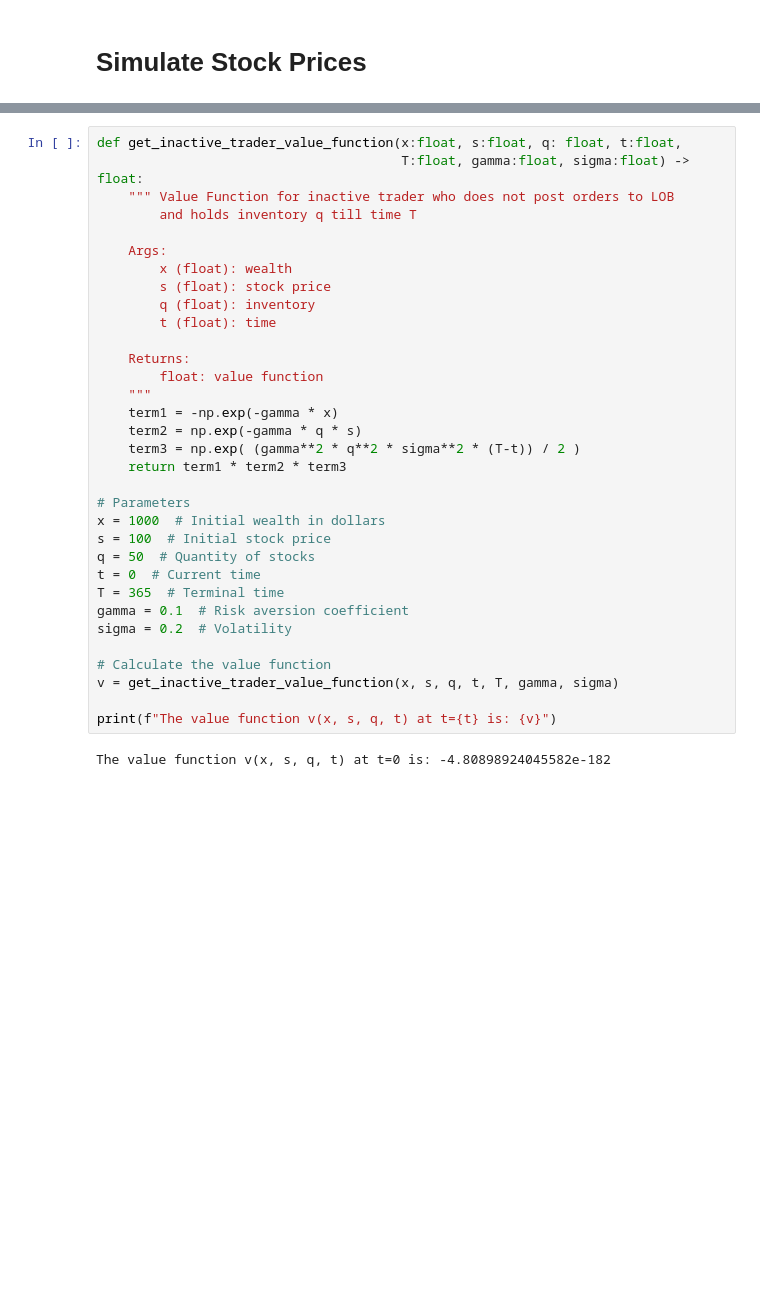
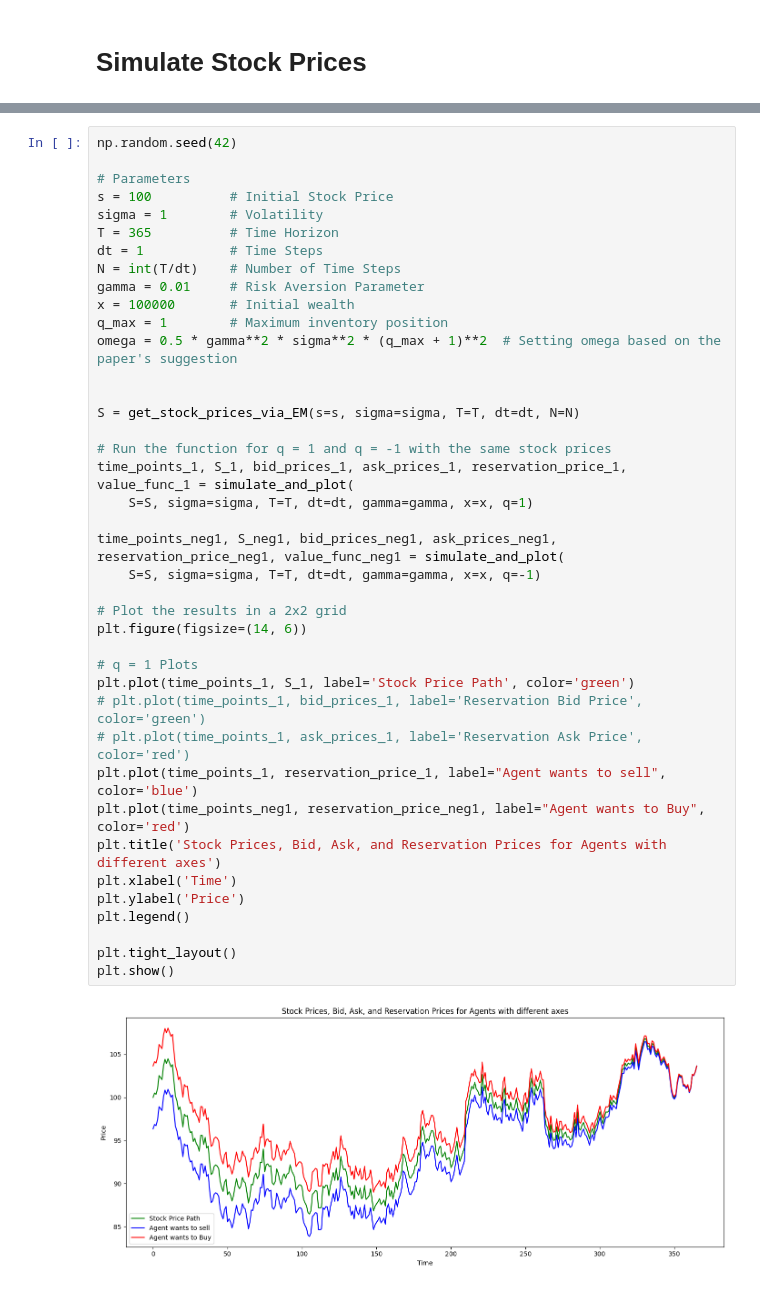
Before and after one commit to talhajamal11/ImperialAppliedProject, a Jupyter notebook: src/simulations/avellaneda_stoikov.ipynb, the cells around one changed output, grey strips where cells are left out. Saved outputs shown, nothing was run; the diff lists cells and outputs as text; blank space fills up the shorter version.

Commit message:
Simulation Results V1

```diff
--- a/src/simulations/avellaneda_stoikov.ipynb
+++ b/src/simulations/avellaneda_stoikov.ipynb
@@ -49,35 +104,42 @@ plt.show()
-# %%
-def get_inactive_trader_value_function(x:float, s:float, q: float, t:float,
-                                       T:float, gamma:float, sigma:float) -> float:
-    """ Value Function for inactive trader who does not post orders to LOB
-        and holds inventory q till time T
-
-    Args:
-        x (float): wealth
-        s (float): stock price
-        q (float): inventory
-        t (float): time
-
-    Returns:
-        float: value function
-    """
-    term1 = -np.exp(-gamma * x)
-    term2 = np.exp(-gamma * q * s)
-    term3 = np.exp( (gamma**2 * q**2 * sigma**2 * (T-t)) / 2 )
-    return term1 * term2 * term3
-
-# Parameters
-x = 1000  # Initial wealth in dollars
-s = 100  # Initial stock price
-q = 50  # Quantity of stocks
-t = 0  # Current time
-T = 365  # Terminal time
-gamma = 0.1  # Risk aversion coefficient
-sigma = 0.2  # Volatility
-
-# Calculate the value function
-v = get_inactive_trader_value_function(x, s, q, t, T, gamma, sigma)
-
-print(f"The value function v(x, s, q, t) at t={t} is: {v}")
-# %% [output]
-The value function v(x, s, q, t) at t=0 is: -4.80898924045582e-182
+# %%
+np.random.seed(42)
+
+# Parameters
+s = 100          # Initial Stock Price
+sigma = 1        # Volatility
+T = 365          # Time Horizon
+dt = 1           # Time Steps
+N = int(T/dt)    # Number of Time Steps
+gamma = 0.01     # Risk Aversion Parameter
+x = 100000       # Initial wealth
+q_max = 1        # Maximum inventory position
+omega = 0.5 * gamma**2 * sigma**2 * (q_max + 1)**2  # Setting omega based on the paper's suggestion
+
+
+S = get_stock_prices_via_EM(s=s, sigma=sigma, T=T, dt=dt, N=N)
+
+# Run the function for q = 1 and q = -1 with the same stock prices
+time_points_1, S_1, bid_prices_1, ask_prices_1, reservation_price_1, value_func_1 = simulate_and_plot(
+    S=S, sigma=sigma, T=T, dt=dt, gamma=gamma, x=x, q=1)
+
+time_points_neg1, S_neg1, bid_prices_neg1, ask_prices_neg1, reservation_price_neg1, value_func_neg1 = simulate_and_plot(
+    S=S, sigma=sigma, T=T, dt=dt, gamma=gamma, x=x, q=-1)
+
+# Plot the results in a 2x2 grid
+plt.figure(figsize=(14, 6))
+
+# q = 1 Plots
+plt.plot(time_points_1, S_1, label='Stock Price Path', color='green')
+# plt.plot(time_points_1, bid_prices_1, label='Reservation Bid Price', color='green')
+# plt.plot(time_points_1, ask_prices_1, label='Reservation Ask Price', color='red')
+plt.plot(time_points_1, reservation_price_1, label="Agent wants to sell", color='blue')
+plt.plot(time_points_neg1, reservation_price_neg1, label="Agent wants to Buy", color='red')
+plt.title('Stock Prices, Bid, Ask, and Reservation Prices for Agents with different axes')
+plt.xlabel('Time')
+plt.ylabel('Price')
+plt.legend()
+
+plt.tight_layout()
+plt.show()
+# %% [output]
+[figure, added]
```
Also changed, not shown: parts of 6 cells of this notebook, 2 other files.
